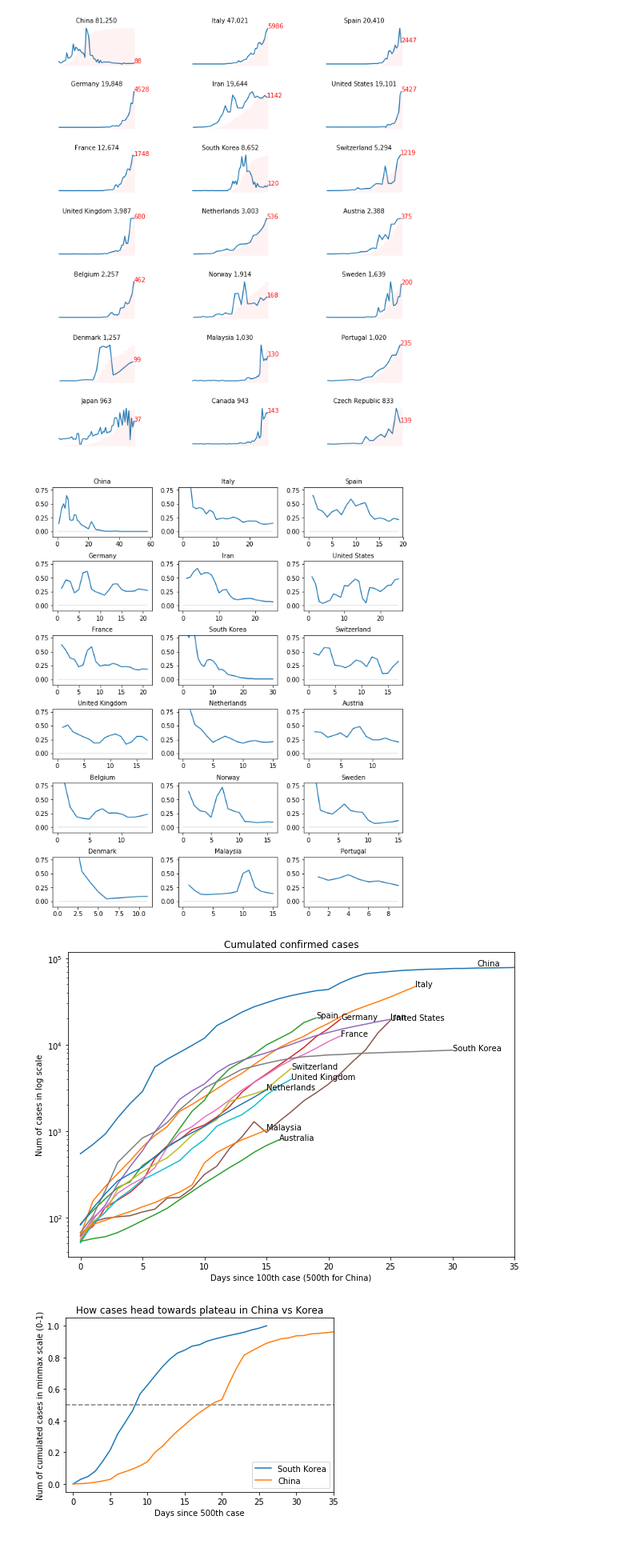
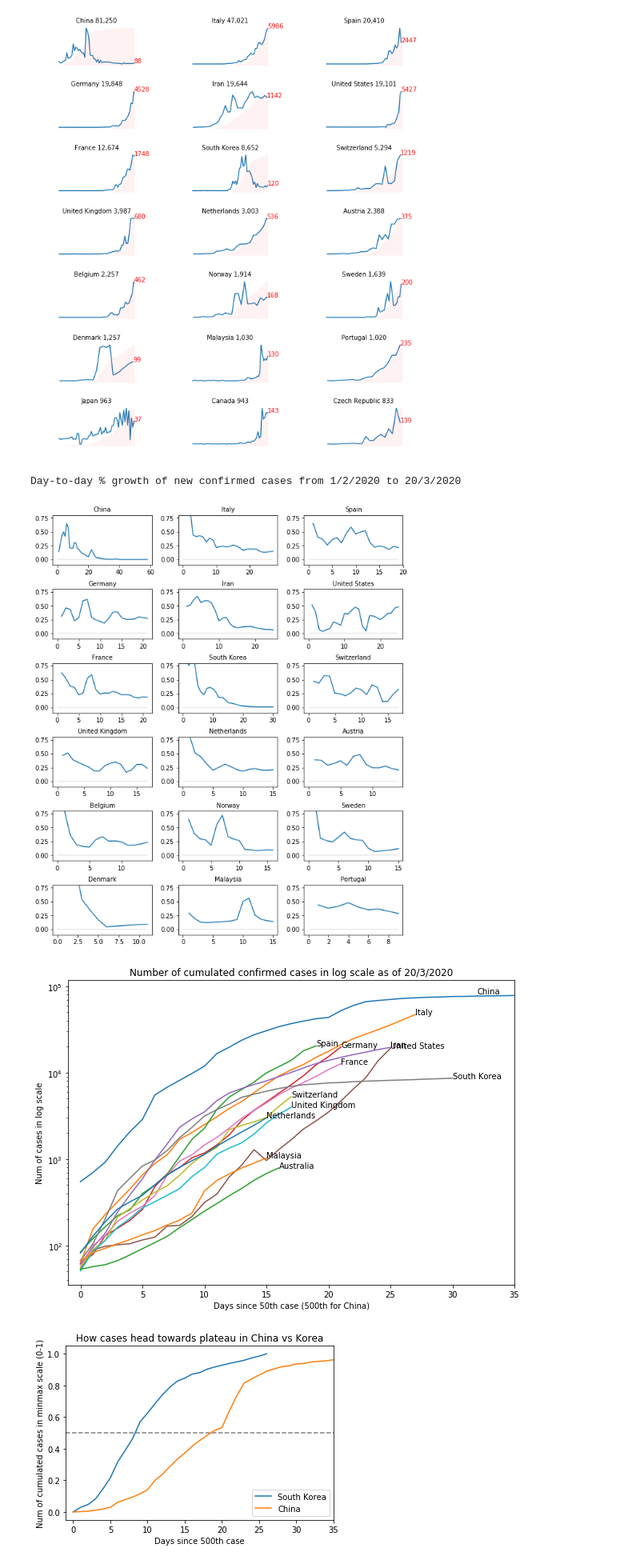
Before and after one commit to khairulomar/Covid-19, a Jupyter notebook: Covid19.ipynb, the cells around one changed output. Shown at 80% size. Cells and saved outputs as stored; diff of their text form; code cells hidden in the pictures.

```diff
--- a/Covid19.ipynb
+++ b/Covid19.ipynb
@@ -221,6 +212,7 @@ for country in df2.country.unique():
 df2 = dftemp[dftemp.confirmed > 50] # ignore cases below 50
 df2 = df2.reset_index(drop=True)
 # %%
+print(f'\nDay-to-day % growth of new confirmed cases from 1/2/2020 to {date.day}/{date.month}/2020')
 countries = list(latest[:18].country)
 fig, axes = plt.subplots(ncols=3, nrows=round(len(countries)/3), figsize=(8.5,10), constrained_layout=True)
 col = ['growth']
@@ -232,24 +224,25 @@ for i, ax in zip(range(len(countries)), axes.flat):
     ax.set_title(countries[i], fontsize=10)
 plt.show()
 # %% [output]
+Day-to-day % growth of new confirmed cases from 1/2/2020 to 20/3/2020
 [figure]
 # %%
 fig, ax = plt.subplots(figsize=(10,7))
 for country in list(latest[:11].country) + ['Malaysia','Australia']:
     data = df2.loc[(df2.country==country) & (df2.confirmed > 0), 'confirmed'].reset_index(drop=True)
 #     scaler = MinMaxScaler()
 #     data = scaler.fit_transform(np.array(data).reshape(-1, 1))
     plt.plot(data, label=country)
     xmax = 35
     plt.text(xmax-3 if country=='China' else data.index.max(), data.max(), country)
 plt.yscale('log')
-ax.set_title('Cumulated confirmed cases')
+ax.set_title(f'Number of cumulated confirmed cases in log scale as of {date.day}/{date.month}/2020')
 ax.set_xlim(-1, xmax)
 ax.set_ylabel('Num of cases in log scale')
-ax.set_xlabel('Days since 100th case (500th for China)')
+ax.set_xlabel('Days since 50th case (500th for China)')
 plt.show()
 # %% [output]
-[figure, old version]
+[figure, new version]
 # %%
 fig, ax = plt.subplots()
 for country in ['South Korea','China']:
```
Also changed, not shown: parts of 14 cells of this notebook.
